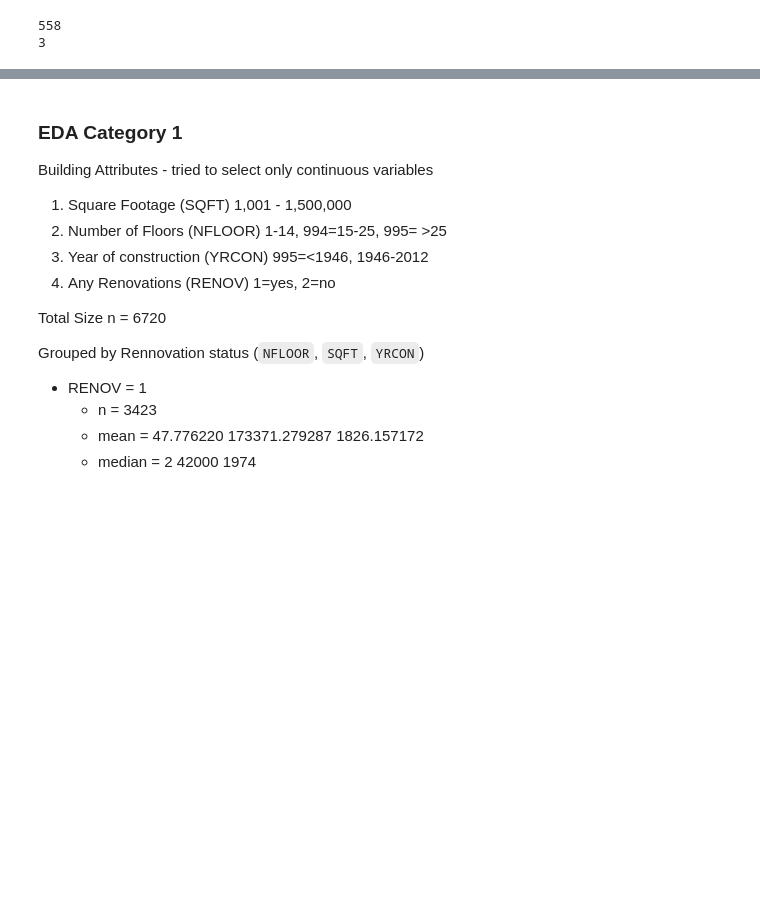
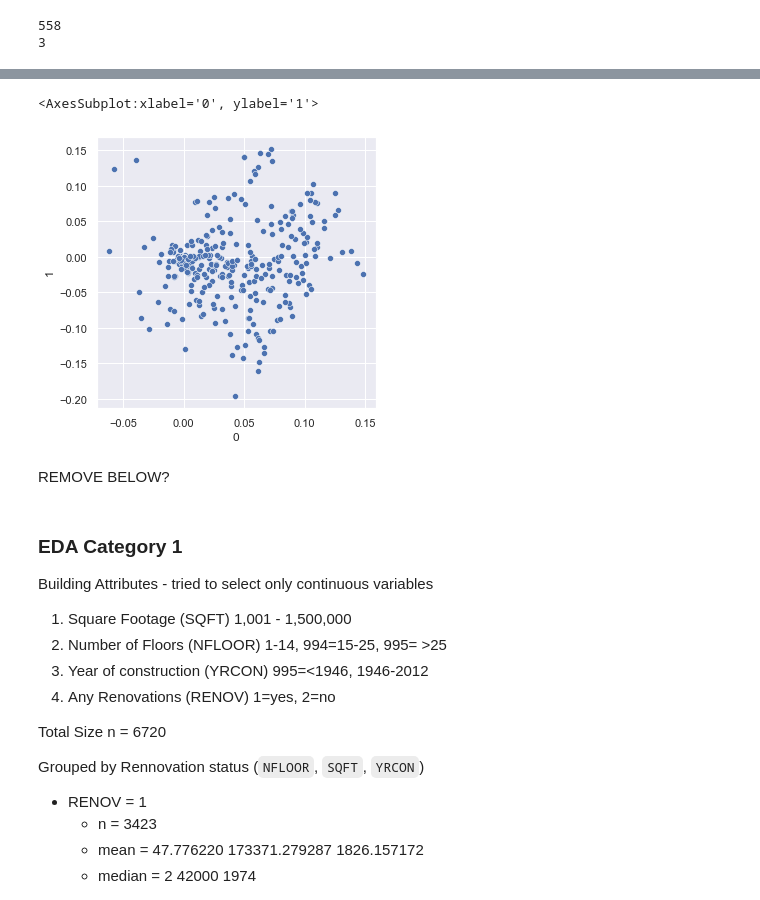
Before and after one commit to oostendo/2022-SI699-011, a Jupyter notebook: eva_and_sam/EDA_cbecs2018.ipynb, the cells around one changed output, grey strips where cells are left out. Cells and saved outputs as stored; diff of their text form; code cells hidden in the pictures; blank space fills up the shorter version.

```diff
--- a/eva_and_sam/EDA_cbecs2018.ipynb
+++ b/eva_and_sam/EDA_cbecs2018.ipynb
@@ -202,0 +293,7 @@ print(len(cat_cols))
+# %%
+pca_train_df = pd.DataFrame(pca_train.components_)
+sns.set(rc = {'figure.figsize':(5,5)})
+sns.scatterplot(x=pca_train_df.T[0], y=pca_train_df.T[1])
+# %% [output]
+<AxesSubplot:xlabel='0', ylabel='1'>
+[figure, added]
@@ -203,3 +306,5 @@ print(len(cat_cols))
+# %% [markdown]
+REMOVE BELOW?
 # %% [markdown]
 ### EDA Category 1
 
```
Also changed, not shown: parts of 24 cells of this notebook, 8 other files.
